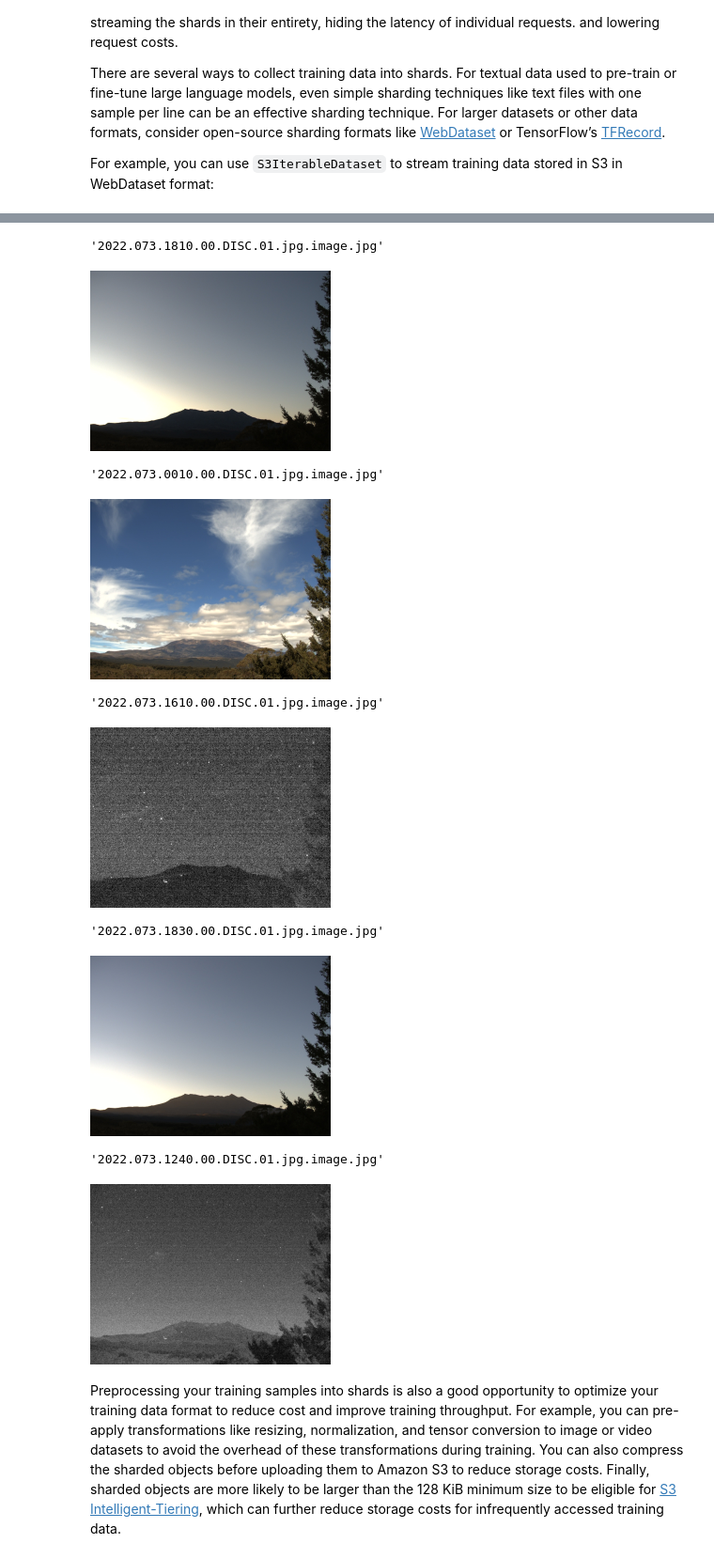
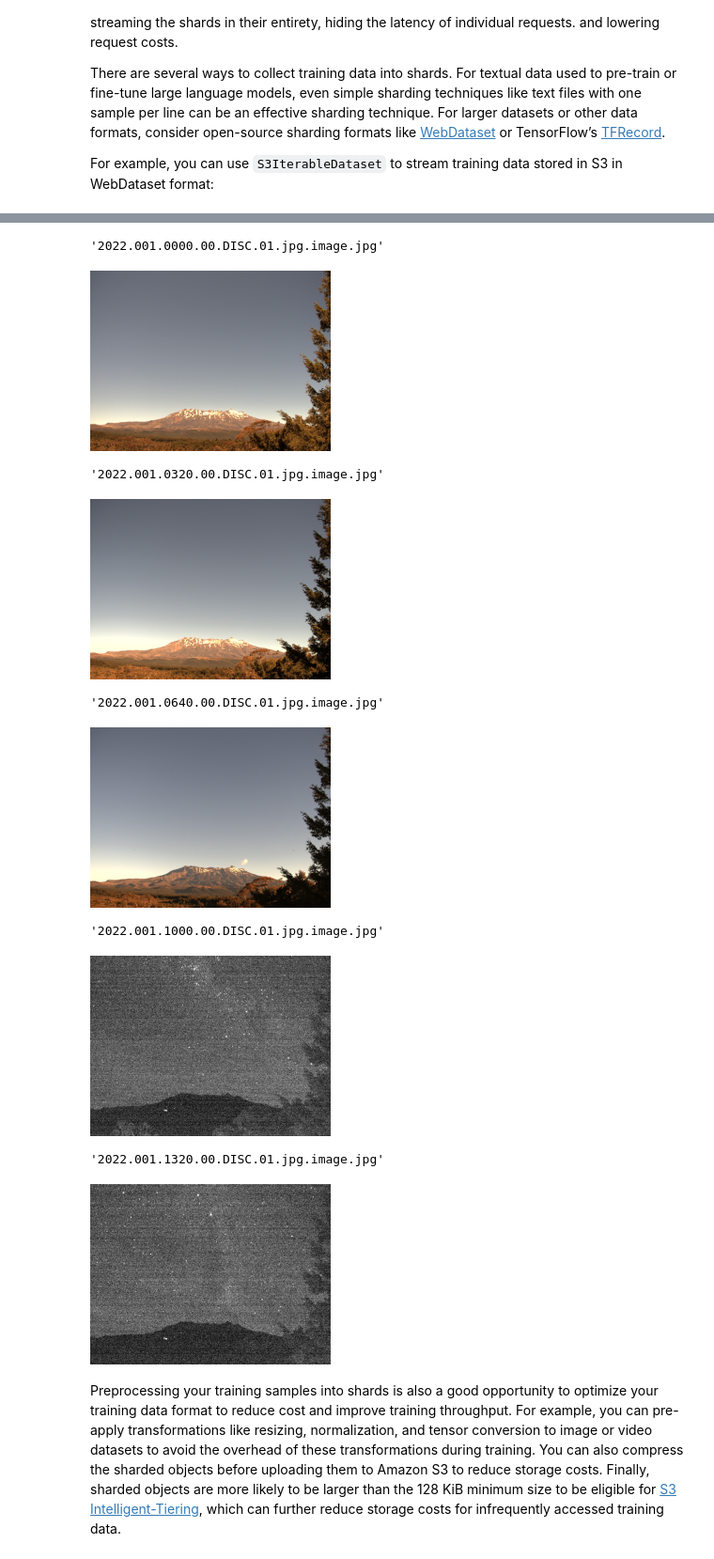
Before and after one commit to awslabs/s3-connector-for-pytorch, a Jupyter notebook: examples/Getting started with the Amazon S3 Connector for PyTorch.ipynb, the cells around one changed output, grey strips where cells are left out. Shown at 94% size. Drawn from its saved outputs; the diff is of its cells as text; code cells hidden in the pictures.

Commit message:
Switch to public bucket

```diff
--- a/examples/Getting started with the Amazon S3 Connector for PyTorch.ipynb
+++ b/examples/Getting started with the Amazon S3 Connector for PyTorch.ipynb
@@ -33,8 +33,8 @@ import webdataset
 # %% [markdown]
 To illustrate how to use the S3 Connector for PyTorch, we've created a public Amazon S3 bucket with some example training data: a subset of cool volcano images from the [GeoNet Aotearoa New Zealand dataset](https://registry.opendata.aws/geonet/).
 # %%
-IMAGES_URI = "s3://bornholt-test-bucket-iad/geonet/images/"
-SHARDS_URI = "s3://bornholt-test-bucket-iad/geonet/shards/"
+IMAGES_URI = "s3://s3torchconnector-demo/geonet/images/"
+SHARDS_URI = "s3://s3torchconnector-demo/geonet/shards/"
 REGION = "us-east-1"
 # %% [markdown]
 The simplest way to use the S3 Connector for PyTorch is to construct an `S3MapDataset`, a map-style dataset, by specifying an S3 URI (a bucket and optional prefix) and the region the bucket is located in:
@@ -214,7 +188,7 @@ def shard_to_dict(object):
 dataset = s3torchconnector.S3IterableDataset.from_prefix(SHARDS_URI, region=REGION, transform=shard_to_dict)
 dataset = webdataset.tariterators.tar_file_expander(dataset)
 
-for sample in itertools.islice(dataset, 5):
+for sample in itertools.islice(dataset, 0, 100, 20):
     display(sample["fname"])
     display(Image.open(io.BytesIO(sample["data"])).reduce(8))
 # %% [output]
@@ -223,13 +197,13 @@ get_object; id=1 bucket="bornholt-test-bucket-iad" key="geonet/shards/geonet-sha
-'2022.073.1810.00.DISC.01.jpg.image.jpg'
+'2022.001.0000.00.DISC.01.jpg.image.jpg'
-[figure, old version]
+[figure, new version]
-'2022.073.0010.00.DISC.01.jpg.image.jpg'
+'2022.001.0320.00.DISC.01.jpg.image.jpg'
-[figure, old version]
+[figure, new version]
-'2022.073.1610.00.DISC.01.jpg.image.jpg'
+'2022.001.0640.00.DISC.01.jpg.image.jpg'
-[figure, old version]
+[figure, new version]
-'2022.073.1830.00.DISC.01.jpg.image.jpg'
+'2022.001.1000.00.DISC.01.jpg.image.jpg'
-[figure, old version]
+[figure, new version]
-'2022.073.1240.00.DISC.01.jpg.image.jpg'
+'2022.001.1320.00.DISC.01.jpg.image.jpg'
-[figure, old version]
+[figure, new version]
 # %% [markdown]
 Preprocessing your training samples into shards is also a good opportunity to optimize your training data format to reduce cost and improve training throughput. For example, you can pre-apply transformations like resizing, normalization, and tensor conversion to image or video datasets to avoid the overhead of these transformations during training. You can also compress the sharded objects before uploading them to Amazon S3 to reduce storage costs. Finally, sharded objects are more likely to be larger than the 128 KiB minimum size to be eligible for [S3 Intelligent-Tiering](https://aws.amazon.com/s3/storage-classes/intelligent-tiering/), which can further reduce storage costs for infrequently accessed training data.
 # %% [markdown]
```
Also changed, not shown: parts of 7 cells of this notebook.
